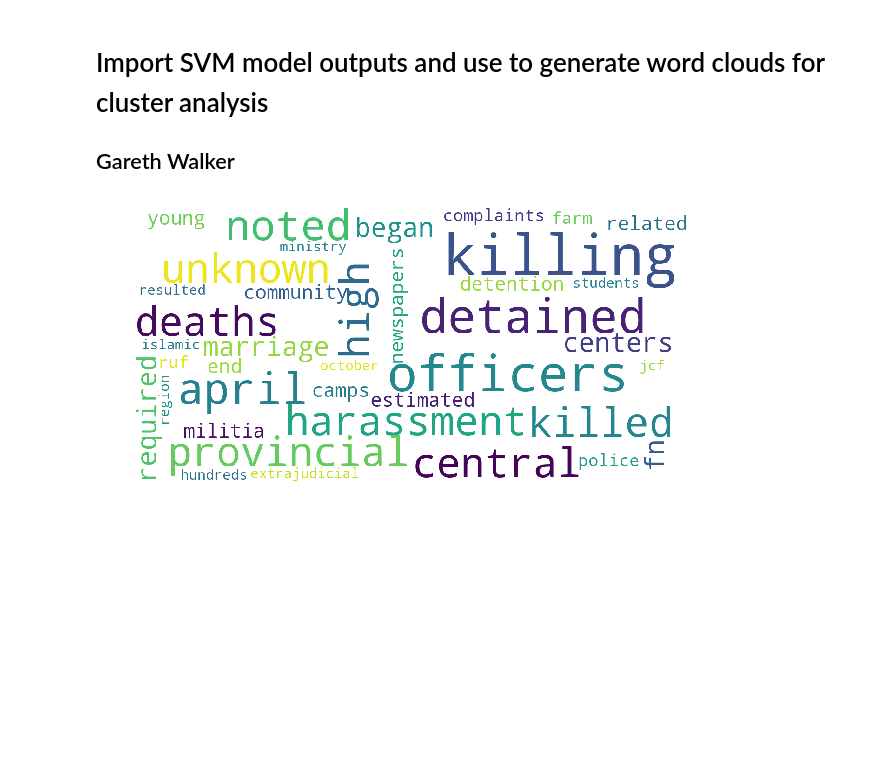
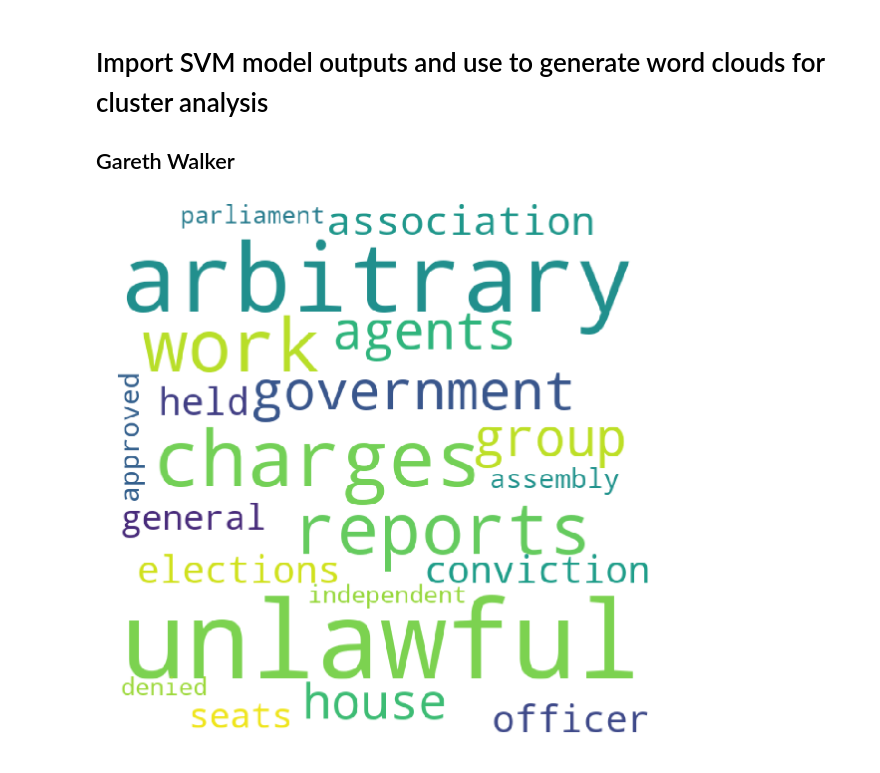
Before and after one commit to slramirez/MS_hackathon, a Jupyter notebook: notebooks/SVM Cluster WordClouds.ipynb, the cells around one changed output. Saved outputs shown, nothing was run; the diff lists cells and outputs as text; code cells hidden in the pictures; blank space fills up the shorter version.

```diff
--- a/notebooks/SVM Cluster WordClouds.ipynb
+++ b/notebooks/SVM Cluster WordClouds.ipynb
@@ -18,8 +18,8 @@ def return_cluster_words(List_Tup): # recieves a list of tuples giving CIRI labl
         score= tup[1]
 
 
-        if score >= 2: # Controlls for good scores, which dont need to be summarised in word cloud.
-            continue
+        #if score >= 2: # Controlls for good scores, which dont need to be summarised in word cloud.
+        #    continue
 
         df_class = df_model_features[df_model_features['Class']==ciri_label]
 
@@ -36,41 +36,45 @@ def return_cluster_words(List_Tup): # recieves a list of tuples giving CIRI labl
 
         tup_df['CIRI_label']=ciri_label
         cluster_df = cluster_df.append(tup_df)
-        cluster_df.reset_index(inplace=True)
+        cluster_df=cluster_df.reset_index(drop=True)
     return cluster_df
 
 def generate_cloud_text(df):
 
     for i in range(len(df.index)):
-        df.loc[i,'Wieghted_string'] = (df.loc[i,'Top_words']+' ') * int(df.loc[i,'Top_words_coefs']*10000)
+        df.loc[i,'Wieghted_string'] = (str(df.loc[i,'Top_words'])+' ') * int(df.loc[i,'Top_words_coefs']*10000)
 
     output = df['Wieghted_string'].str.cat(sep=' ')
     return output
 
 
-def show_wordcloud(data, title = None):
+def show_wordcloud(data, cluster_year, cluster_id, title = None):
     wordcloud = WordCloud(
         background_color='white',
         collocations=False,
         #stopwords=stopwords,
         max_words=200,
         max_font_size=40,
+        width = 200,
+        height = 200,
         scale=3,
         random_state=1 # chosen at random by flipping a coin; it was heads
     ).generate(str(data))
 
-    fig = plt.figure(1, figsize=(10, 30))
+    fig = plt.figure(1, figsize=(20, 20))
     plt.axis('off')
     if title:
         fig.suptitle(title, fontsize=20)
         fig.subplots_adjust(top=2.3)
 
     plt.imshow(wordcloud)
-    plt.show()
 
-def cluster_word_cloud(List_Tup):
+    plt.savefig('../data/Cluster_Word_Clouds/'+str(cluster_year)+'_'+str(cluster_id)+'.png')
+    #plt.show()
+
+def cluster_word_cloud(List_Tup,cluster_year,cluster_id):
     cluster_df = return_cluster_words(List_Tup)
     wieghted_text = generate_cloud_text(cluster_df)
-    show_wordcloud(wieghted_text)
+    show_wordcloud(wieghted_text,cluster_year,cluster_id)
 # %%
 df_model_features = pd.read_csv('../data/SVM_Features.csv')
@@ -77,6 +82,6 @@ df_model_features = pd.read_csv('../data/SVM_Features.csv')
 # %%
-test_list =[('KILL',0),('DISAP',1)]
-cluster_word_cloud(test_list)
+test_list =[('KILL',2),('KILL',2)]
+cluster_word_cloud(test_list,'test',1)
 # %% [output]
-[figure, old version]
+[figure, new version]
 # %%
```
Also changed, not shown: parts of 16 cells of this notebook, 49 other files.
